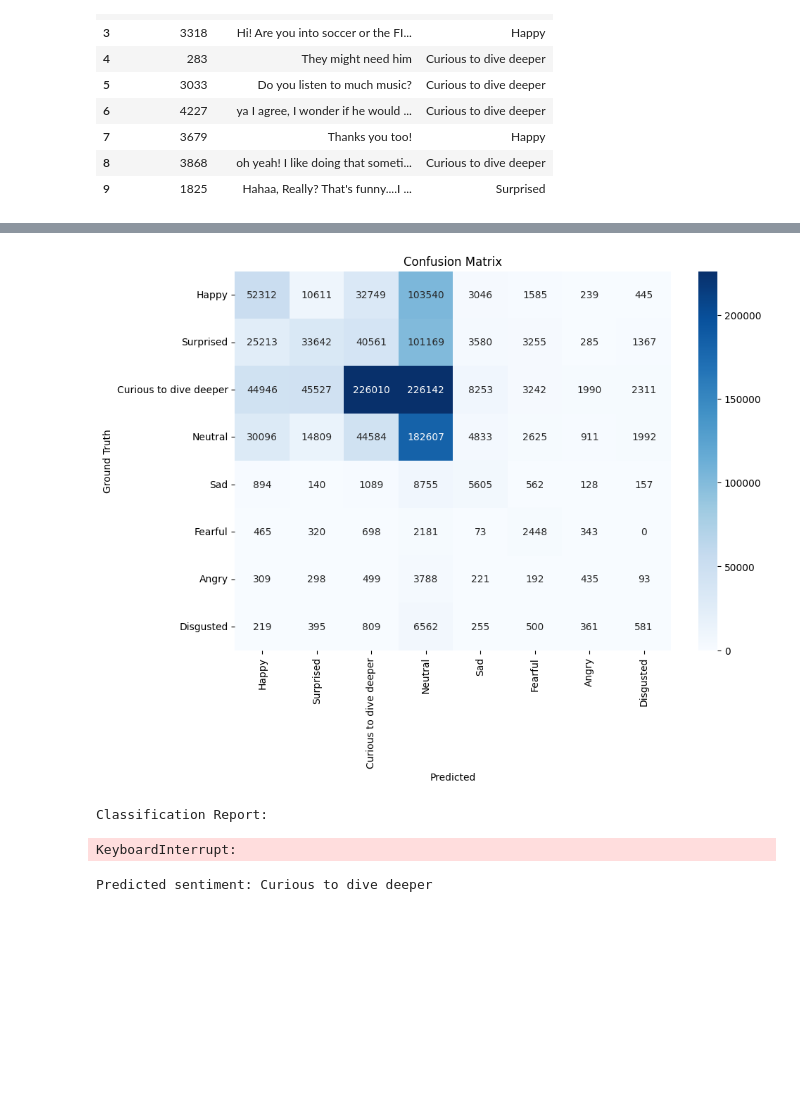
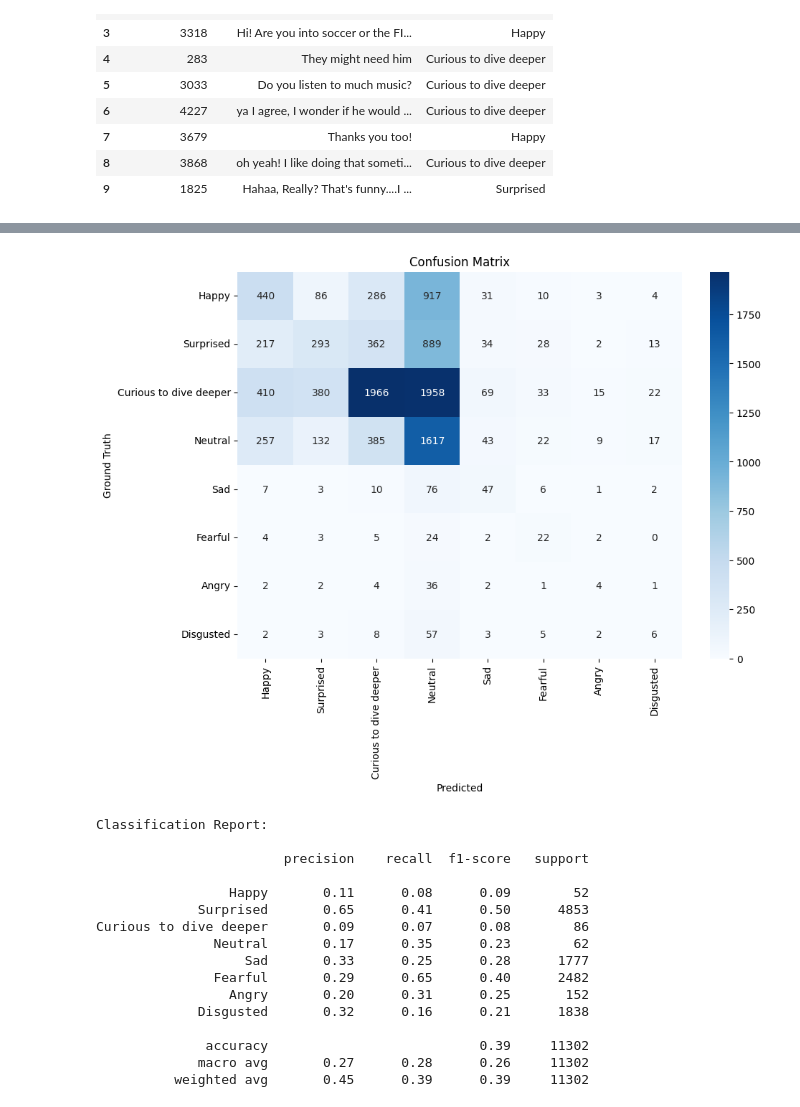
Before and after one commit to Rzi98/llm-tasks, a Jupyter notebook: src/sentiment-analysis/roberta.ipynb, the cells around one changed output, grey strips where cells are left out. Drawn from its saved outputs; the diff is of its cells as text; code cells hidden in the pictures; blank space fills up the shorter version.

```diff
--- a/src/sentiment-analysis/roberta.ipynb
+++ b/src/sentiment-analysis/roberta.ipynb
@@ -170,39 +173,53 @@ import matplotlib.pyplot as plt
 import seaborn as sns
 
 
-def load_and_evaluate(output_file='../../result/roberta-predictions.csv') -> None:
+def load_and_evaluate(output_file='../../result/roberta-sentiment-predictions.csv') -> None:
     combined_df = pd.read_csv(output_file)
-    y_true = combined_df['Ground_Truth']
-    y_pred = combined_df['Predicted']
+    y_true = combined_df['y_true']
+    y_pred = combined_df['y_pred']
     y_labels = y_true.unique().tolist()
 
     cm = confusion_matrix(y_true, y_pred, labels=y_labels)
 
     plt.figure(figsize=(10, 7))
     sns.heatmap(cm, annot=True, fmt='d', cmap='Blues', xticklabels=y_labels, yticklabels=y_labels)
     plt.xlabel('Predicted')
     plt.ylabel('Ground Truth')
     plt.title('Confusion Matrix')
     plt.show()
 
     print("Classification Report:\n")
     print(classification_report(y_true, y_pred, target_names=y_labels))
 
 
     report_dict = classification_report(y_true, y_pred, target_names=y_labels, output_dict=True)
     cm = confusion_matrix(y_true, y_pred)
 
     report_df = pd.DataFrame(report_dict).transpose()
 
     cm_df = pd.DataFrame(cm, index=y_labels, columns=y_labels)
 
     with pd.ExcelWriter('../../result/roberta-sentiment-metrics.xlsx') as writer:
         report_df.to_excel(writer, sheet_name='Classification Report')
         cm_df.to_excel(writer, sheet_name='Confusion Matrix')
 
 
 load_and_evaluate()
 # %% [output]
-[figure, old version]
+[figure, new version]
 Classification Report:
+
+                        precision    recall  f1-score   support
+
+                 Happy       0.11      0.08      0.09        52
+             Surprised       0.65      0.41      0.50      4853
+Curious to dive deeper       0.09      0.07      0.08        86
+               Neutral       0.17      0.35      0.23        62
+                   Sad       0.33      0.25      0.28      1777
+               Fearful       0.29      0.65      0.40      2482
+                 Angry       0.20      0.31      0.25       152
+             Disgusted       0.32      0.16      0.21      1838
+
+              accuracy                           0.39     11302
+             macro avg       0.27      0.28      0.26     11302
+          weighted avg       0.45      0.39      0.39     11302
-KeyboardInterrupt:
@@ -224,11 +225,0 @@ def map_labels(logits, original_labels, label_mapping):
-# %%
-
-text = "WHat is this?"
-logits = get_model_output(text)
-mapped_probs = map_labels(logits, original_labels, label_mapping)
-
-# Get the most probable label
-predicted_label = max(mapped_probs, key=mapped_probs.get)
-print(f"Predicted sentiment: {predicted_label}")
-# %% [output]
-Predicted sentiment: Curious to dive deeper
```
Also changed, not shown: parts of 5 cells of this notebook, 24 other files.
